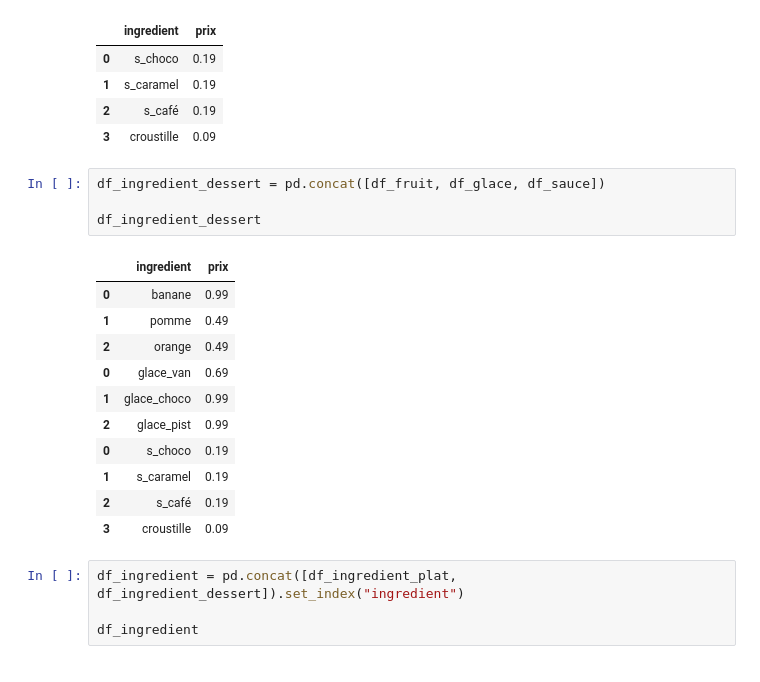
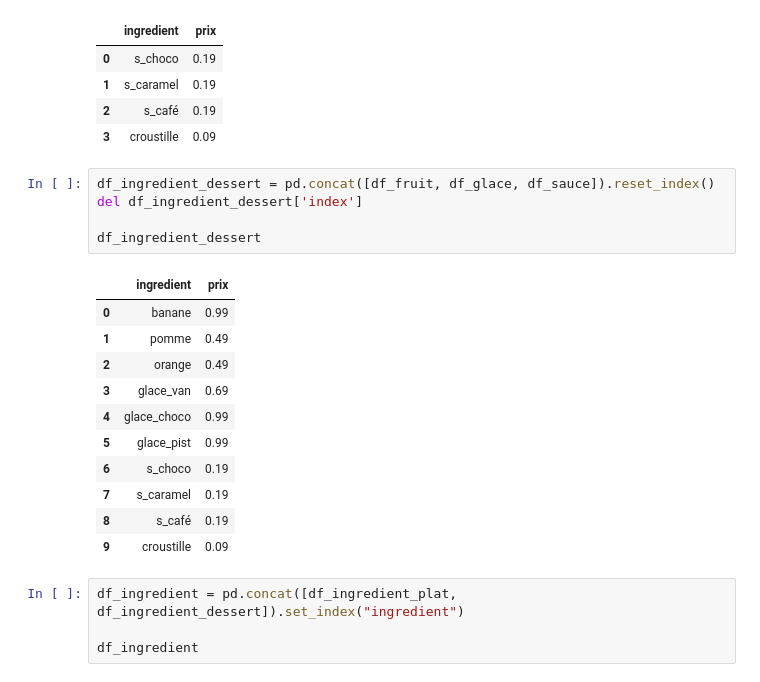
Before and after one commit to Benalieur/db_resto, a Jupyter notebook: main.ipynb, the cells around one changed output. Drawn from its saved outputs; the diff is of its cells as text.

```diff
--- a/main.ipynb
+++ b/main.ipynb
@@ -281,21 +280,22 @@ df_sauce
 | 2 | s_café | 0.19 |
 | 3 | croustille | 0.09 |
 # %%
-df_ingredient_dessert = pd.concat([df_fruit, df_glace, df_sauce])
+df_ingredient_dessert = pd.concat([df_fruit, df_glace, df_sauce]).reset_index()
+del df_ingredient_dessert['index']
 
 df_ingredient_dessert
 # %% [output]
 |  | ingredient | prix |
 | 0 | banane | 0.99 |
 | 1 | pomme | 0.49 |
 | 2 | orange | 0.49 |
-| 0 | glace_van | 0.69 |
-| 1 | glace_choco | 0.99 |
-| 2 | glace_pist | 0.99 |
-| 0 | s_choco | 0.19 |
-| 1 | s_caramel | 0.19 |
-| 2 | s_café | 0.19 |
-| 3 | croustille | 0.09 |
+| 3 | glace_van | 0.69 |
+| 4 | glace_choco | 0.99 |
+| 5 | glace_pist | 0.99 |
+| 6 | s_choco | 0.19 |
+| 7 | s_caramel | 0.19 |
+| 8 | s_café | 0.19 |
+| 9 | croustille | 0.09 |
 # %%
 df_ingredient = pd.concat([df_ingredient_plat, df_ingredient_dessert]).set_index("ingredient")
 
```
Also changed, not shown: parts of 58 cells of this notebook, 1 other file.
